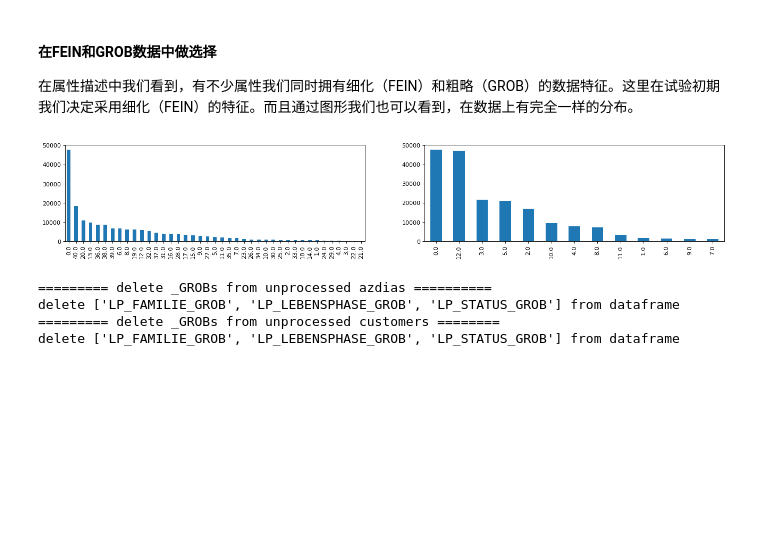
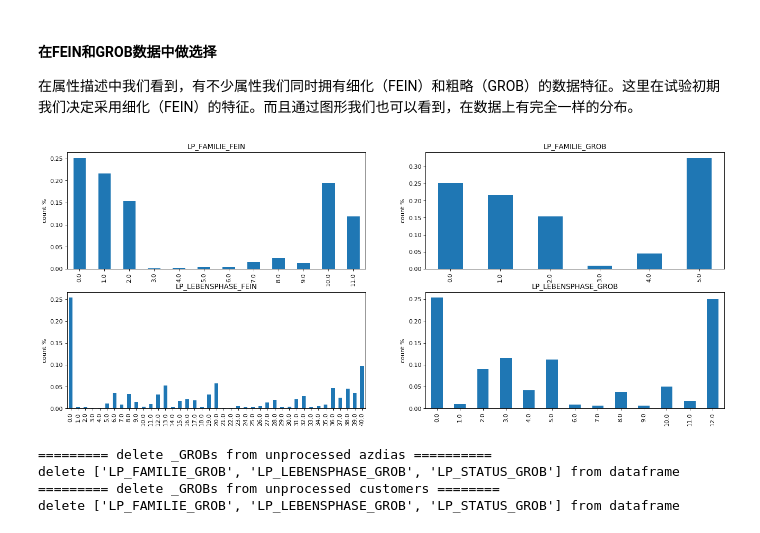
Before and after one commit to lqiang79/udacity_DSND_arvato, a Jupyter notebook: Arvato_Project_Workbook_zh.ipynb, the cells around one changed output. Cells and saved outputs as stored; diff of their text form; code cells hidden in the pictures; blank space fills up the shorter version.

```diff
--- a/Arvato_Project_Workbook_zh.ipynb
+++ b/Arvato_Project_Workbook_zh.ipynb
@@ -26,8 +26,9 @@ from sklearn.preprocessing import MinMaxScaler, StandardScaler
 %matplotlib inline
 # %%
 workspace_path = {'windows': 'C:\\Data\\avator_data\\',
+                  'mac': '~/GoogleDrive/UdacityDataScience/data/',
                   'udactity': '../../data/Term2/capstone/arvato_data/'}
-drive_path = workspace_path['windows']
+drive_path = workspace_path['mac']
 # %% [markdown]
 ## 第 0 部分：了解数据
 
@@ -782,14 +784,20 @@ get_columns_has_nan(customers_unprocessed_df)
 
 在属性描述中我们看到，有不少属性我们同时拥有细化（FEIN）和粗略（GROB）的数据特征。这里在试验初期我们决定采用细化（FEIN）的特征。而且通过图形我们也可以看到，在数据上有完全一样的分布。
 # %%
-fig=plt.figure(figsize=(20, 3), dpi= 80, facecolor='w', edgecolor='k')
-plt.subplot(1, 2, 1)
-customers['LP_LEBENSPHASE_FEIN'].value_counts().plot.bar()
-plt.subplot(1, 2, 2)
-customers['LP_LEBENSPHASE_GROB'].value_counts().plot.bar()
+fig=plt.figure(figsize=(20, 8), dpi= 80, facecolor='w', edgecolor='k')
+plt.subplot(2, 2, 1)
+customers['LP_FAMILIE_FEIN'].value_counts(normalize=True).sort_index().plot.bar(title='LP_FAMILIE_FEIN').set_ylabel("count %")
+plt.subplot(2, 2, 2)
+customers['LP_FAMILIE_GROB'].value_counts(normalize=True).sort_index().plot.bar(title='LP_FAMILIE_GROB').set_ylabel("count %")
+
+plt.subplot(2, 2, 3)
+customers['LP_LEBENSPHASE_FEIN'].value_counts(normalize=True).sort_index().plot.bar(title='LP_LEBENSPHASE_FEIN').set_ylabel("count %")
+plt.subplot(2, 2, 4)
+customers['LP_LEBENSPHASE_GROB'].value_counts(normalize=True).sort_index().plot.bar(title='LP_LEBENSPHASE_GROB').set_ylabel("count %")
+
 plt.show()
 # %% [output]
-[figure, old version]
+[figure, new version]
 # %%
 def get_columns_endswith_grob(dataframe):
     '''
```
Also changed, not shown: parts of 66 cells of this notebook, 1 other file.
